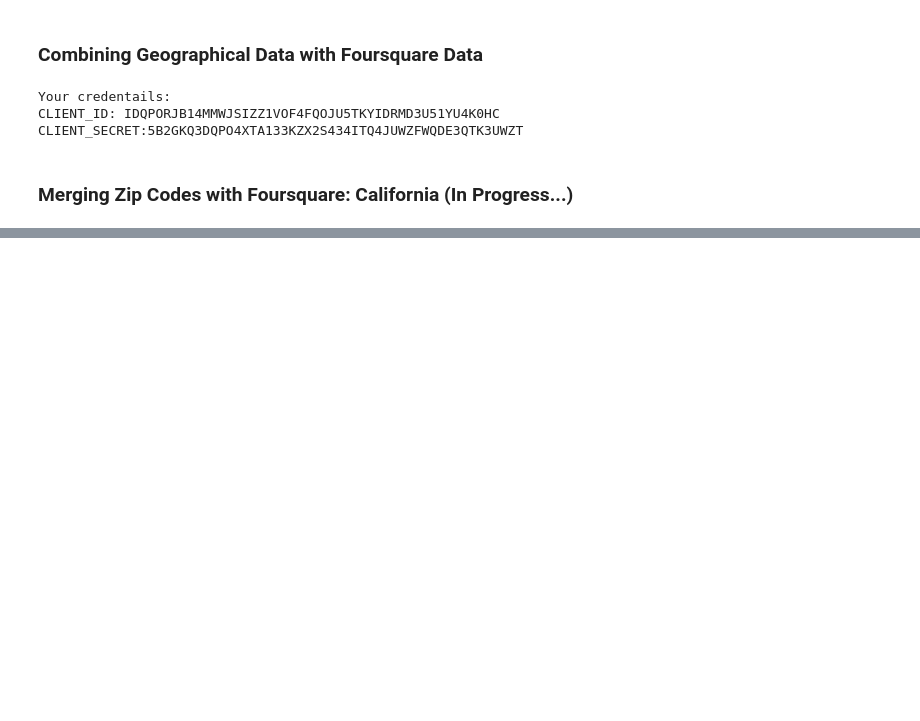
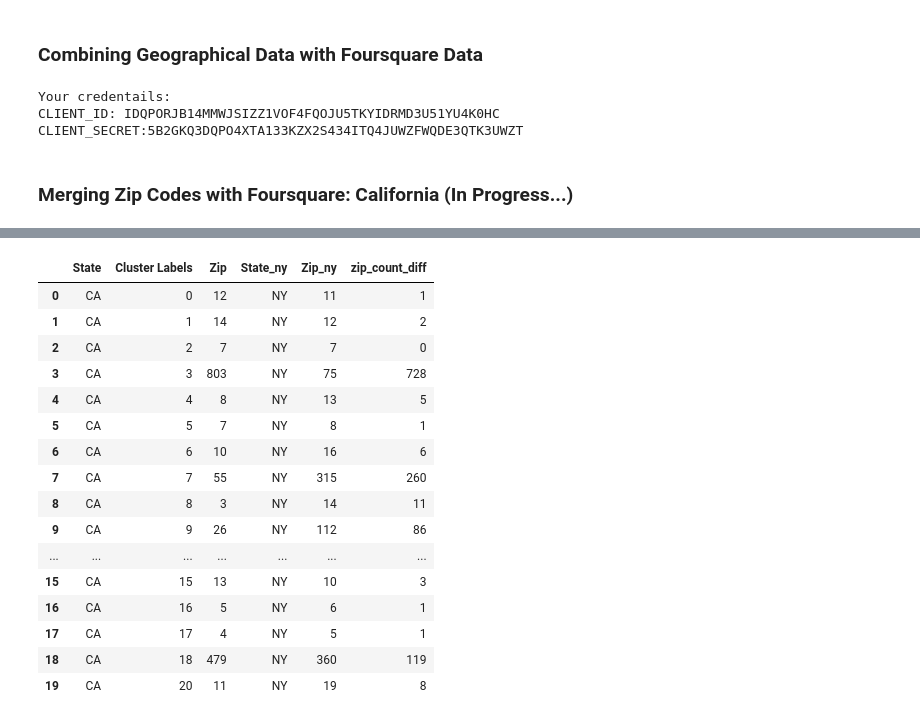
Before and after one commit to orantesm/Coursera_Capstone, a Jupyter notebook: Scripts/data_description.ipynb, the cells around one changed output, grey strips where cells are left out. Cells and saved outputs as stored; diff of their text form; code cells hidden in the pictures; blank space fills up the shorter version.

```diff
--- a/Scripts/data_description.ipynb
+++ b/Scripts/data_description.ipynb
@@ -177,0 +971,4 @@ Total amount of queries: 5193
+# %%
+all_results['Cluster Labels'] = yhat_all
+all_results = all_results.loc[:,['Zip','Cluster Labels']].groupby(['Zip','Cluster Labels']).head()
+all_results
@@ -177,0 +989,3 @@ Total amount of queries: 5193
+# %%
+res_zip = pd.merge(left=raw.loc[raw.State.str.contains('(?i)WA|FL|CA|NV'),['Zip','State']],right=all_results,on='Zip',how='inner')
+res_zip
@@ -177,0 +1006,4 @@ Total amount of queries: 5193
+# %%
+zip_grouped = res_zip.groupby(['State','Cluster Labels']).count()
+zip_grouped.reset_index(inplace=True)
+zip_grouped
@@ -177,0 +1024,6 @@ Total amount of queries: 5193
+# %%
+ny_zip = ny_cl.loc[:,['Zip','Cluster Labels']]
+ny_zip['State'] = 'NY'
+ny_zip_grouped = ny_zip.groupby(['State','Cluster Labels']).count()
+ny_zip_grouped.reset_index(inplace=True)
+ny_zip_grouped
@@ -177,0 +1048,22 @@ Total amount of queries: 5193
+# %%
+all_zips_grouped = pd.merge(left=zip_grouped,right=ny_zip_grouped,on='Cluster Labels',how='left',suffixes=('','_ny'))
+all_zips_grouped['zip_count_diff'] = abs(all_zips_grouped.Zip - all_zips_grouped.Zip_ny)
+all_zips_grouped.head(20)
+# %% [output]
+|  | State | Cluster Labels | Zip | State_ny | Zip_ny | zip_count_diff |
+| 0 | CA | 0 | 12 | NY | 11 | 1 |
+| 1 | CA | 1 | 14 | NY | 12 | 2 |
+| 2 | CA | 2 | 7 | NY | 7 | 0 |
+| 3 | CA | 3 | 803 | NY | 75 | 728 |
+| 4 | CA | 4 | 8 | NY | 13 | 5 |
+| 5 | CA | 5 | 7 | NY | 8 | 1 |
+| 6 | CA | 6 | 10 | NY | 16 | 6 |
+| 7 | CA | 7 | 55 | NY | 315 | 260 |
+| 8 | CA | 8 | 3 | NY | 14 | 11 |
+| 9 | CA | 9 | 26 | NY | 112 | 86 |
+| ... | ... | ... | ... | ... | ... | ... |
+| 15 | CA | 15 | 13 | NY | 10 | 3 |
+| 16 | CA | 16 | 5 | NY | 6 | 1 |
+| 17 | CA | 17 | 4 | NY | 5 | 1 |
+| 18 | CA | 18 | 479 | NY | 360 | 119 |
+| 19 | CA | 20 | 11 | NY | 19 | 8 |
```
Also changed, not shown: parts of 111 cells of this notebook, 2 other files.
